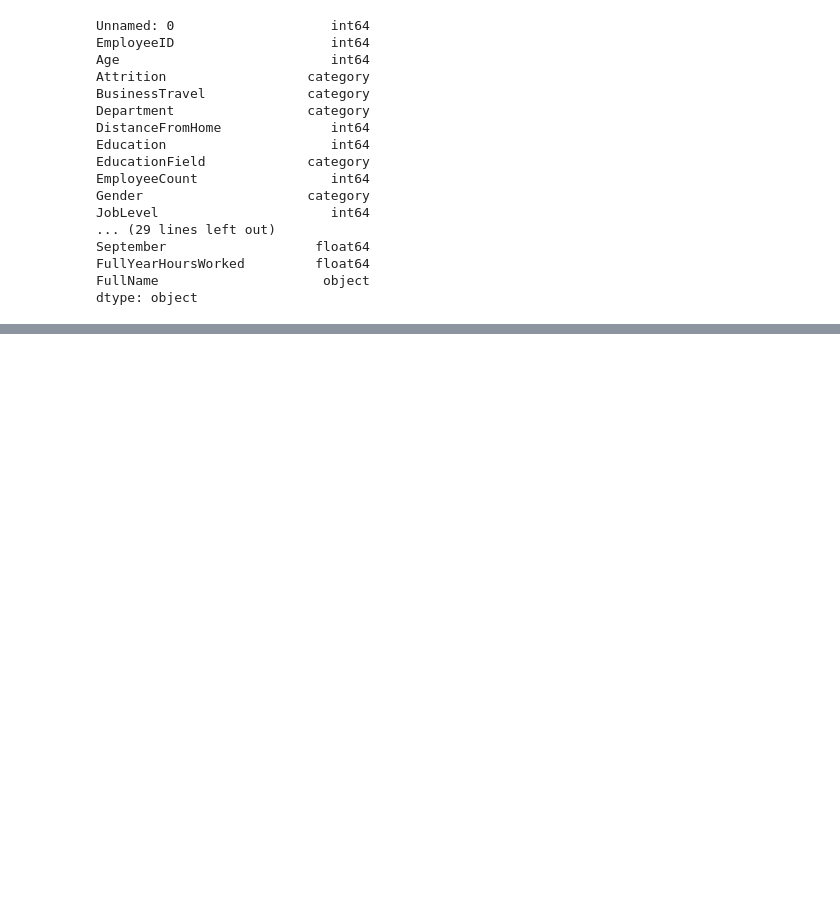
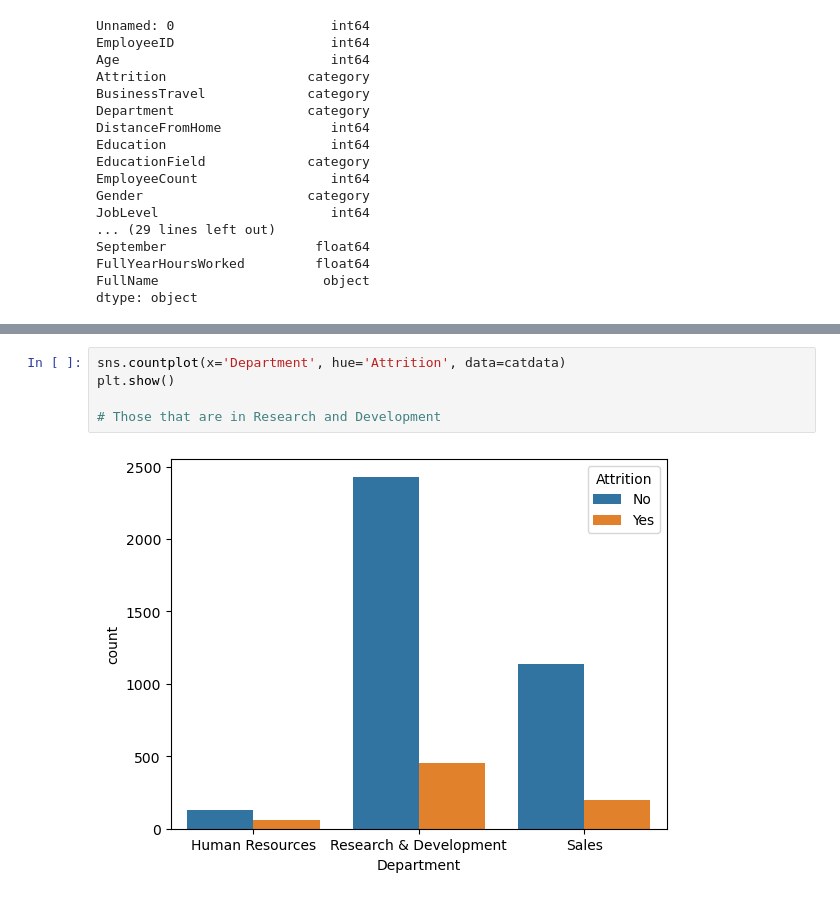
Before and after one commit to jguptil1/Portfolio-Projects, a Jupyter notebook: HR Case Study/HRProjectEDA.ipynb, the cells around one changed output, grey strips where cells are left out. Drawn from its saved outputs; the diff is of its cells as text; blank space fills up the shorter version.

```diff
--- a/HR Case Study/HRProjectEDA.ipynb
+++ b/HR Case Study/HRProjectEDA.ipynb
@@ -57,0 +85,7 @@ dtype: object
+# %%
+sns.countplot(x='Department', hue='Attrition', data=catdata)
+plt.show()
+
+# Those that are in Research and Development
+# %% [output]
+[figure, added]
```
Also changed, not shown: parts of 10 cells of this notebook.
